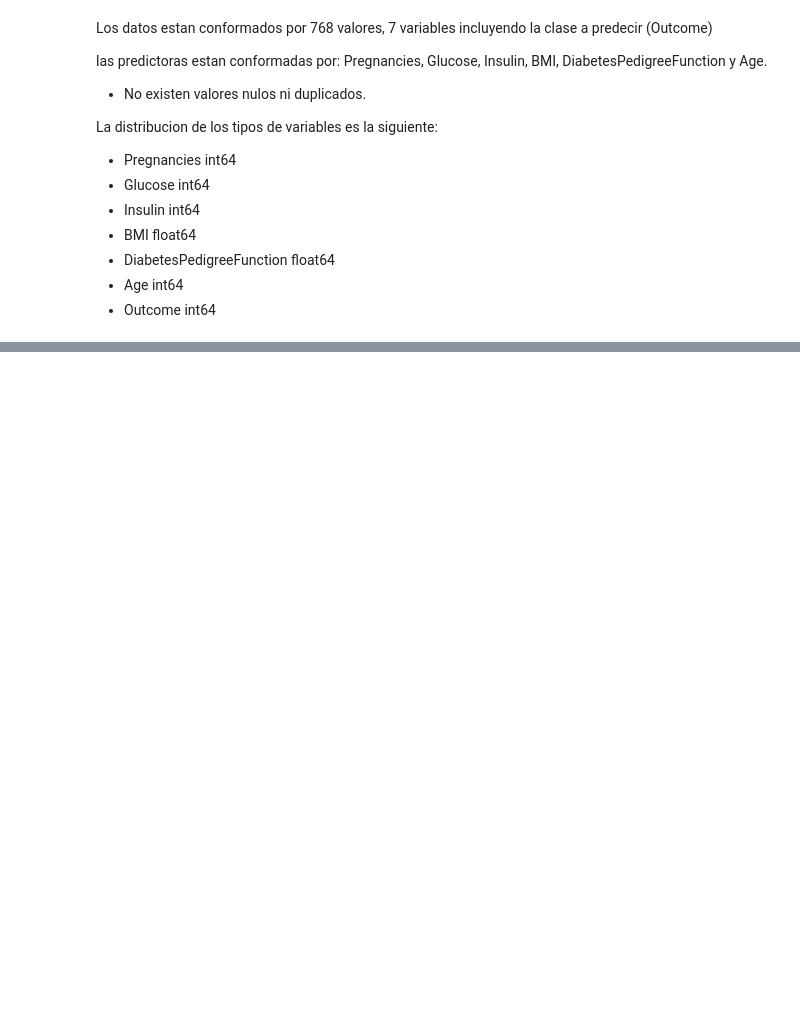
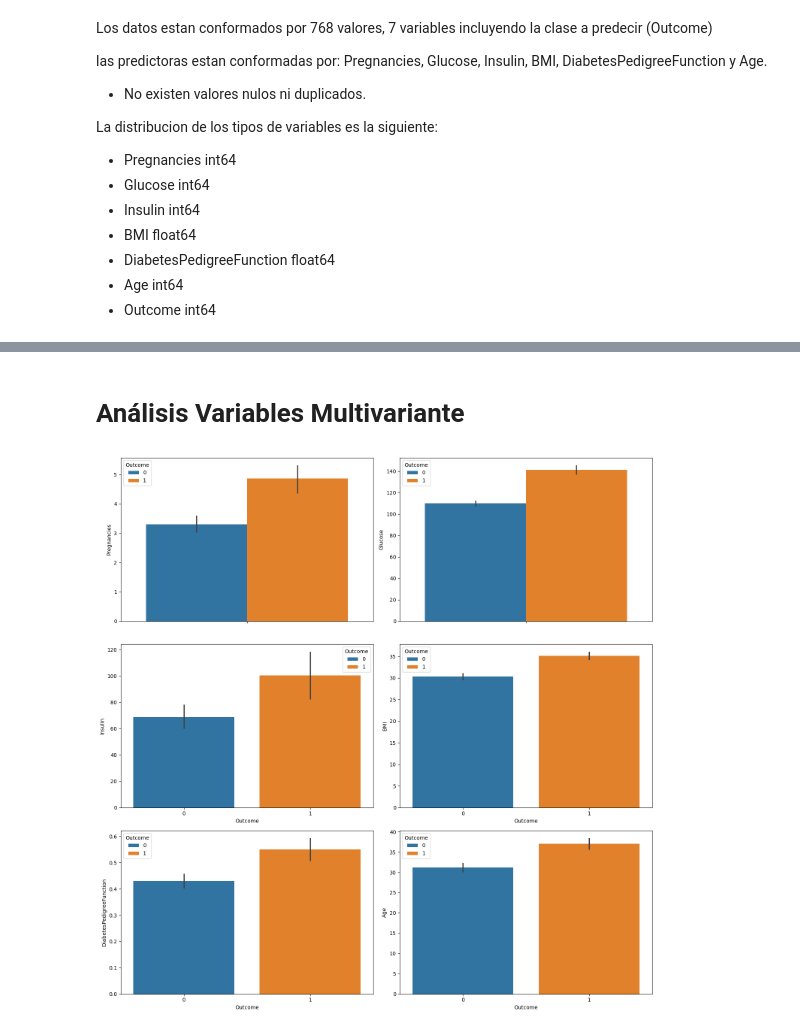
Before and after one commit to Jairo-Almanza/Proyecto-Arbol-de-Decision, a Jupyter notebook: src/explore.ipynb, the cells around one changed output, grey strips where cells are left out. Saved outputs shown, nothing was run; the diff lists cells and outputs as text; code cells hidden in the pictures; blank space fills up the shorter version.

Commit message:
Analisis univariante y multivariante

```diff
--- a/src/explore.ipynb
+++ b/src/explore.ipynb
@@ -120,0 +200,17 @@ La distribucion de los tipos de variables es la siguiente:
+# %% [markdown]
+# Análisis Variables Multivariante
+# %%
+# Graficamos las variables predictoras vs la objetivo
+fig, axis = plt.subplots(3,2, figsize = (15, 15))
+
+sns.barplot(ax = axis[0, 0], data = df_diabetes, y="Pregnancies", hue='Outcome')
+sns.barplot(ax = axis[0, 1], data = df_diabetes, y ="Glucose", hue='Outcome')
+sns.barplot(ax = axis[1, 0],data=df_diabetes,x ='Outcome', y="Insulin", hue='Outcome')
+sns.barplot(ax = axis[1,1],data=df_diabetes,x ='Outcome', y="BMI", hue='Outcome')
+sns.barplot(ax = axis[2, 0],data=df_diabetes,x ='Outcome', y="DiabetesPedigreeFunction", hue='Outcome')
+sns.barplot(ax = axis[2,1],data=df_diabetes,x ='Outcome', y="Age", hue='Outcome')
+
+plt.tight_layout()
+plt.show()
+# %% [output]
+[figure, added]
```
Also changed, not shown: parts of 7 cells of this notebook.
